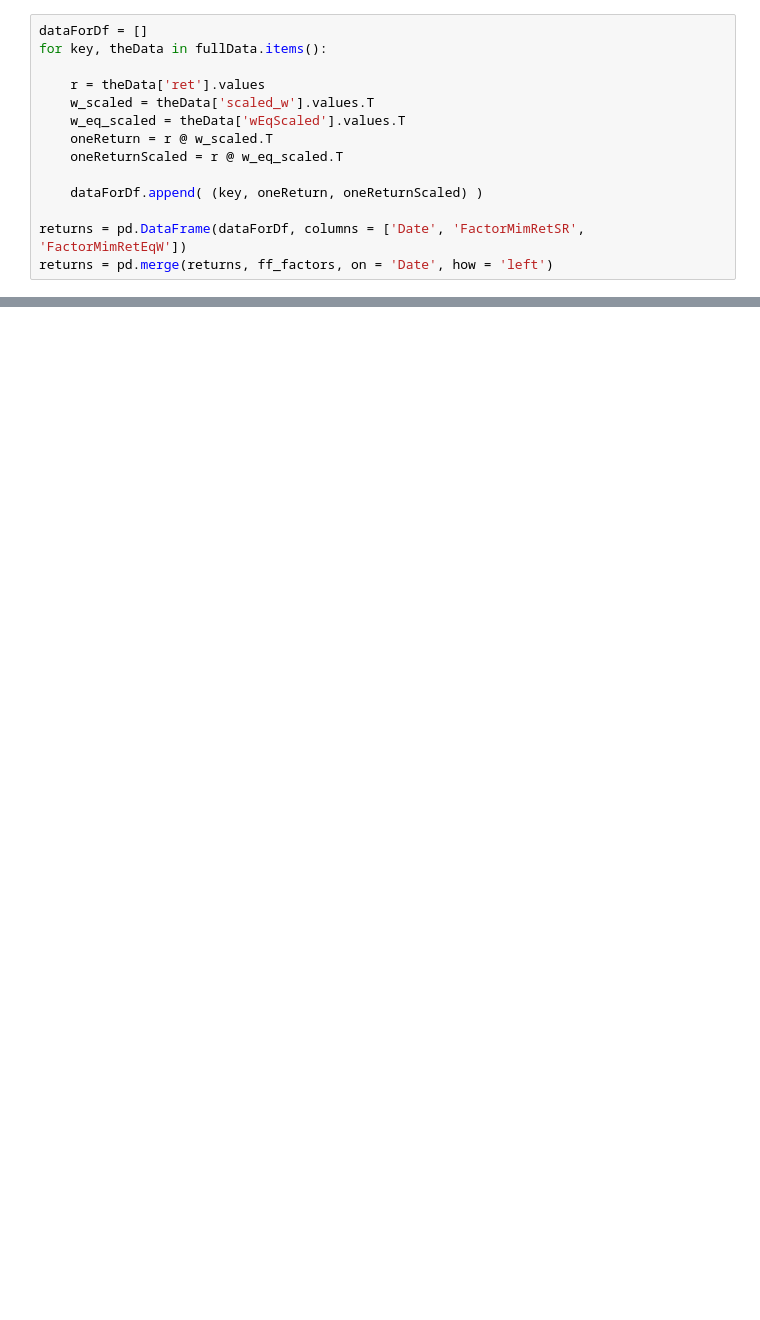
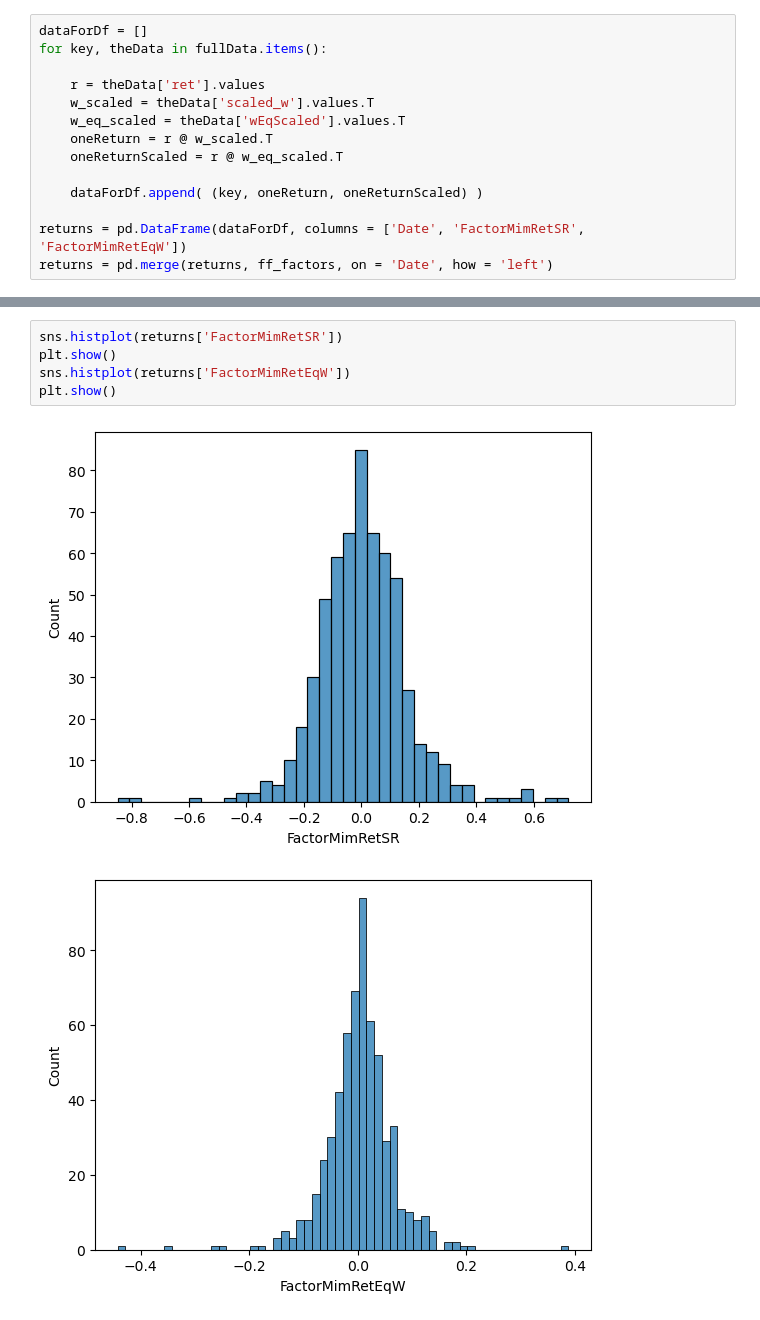
Before and after one commit to LakshaySapra/BettingAgainstBeta, a Jupyter notebook: FactorMimickingOpt.ipynb, the cells around one changed output, grey strips where cells are left out. Saved outputs shown, nothing was run; the diff lists cells and outputs as text; blank space fills up the shorter version.

```diff
--- a/FactorMimickingOpt.ipynb
+++ b/FactorMimickingOpt.ipynb
@@ -302,3 +303,11 @@ metrics.get_metrics(annualize = 12, excessReturn = True)
+# %%
+sns.histplot(returns['FactorMimRetSR'])
+plt.show()
+sns.histplot(returns['FactorMimRetEqW'])
+plt.show()
+# %% [output]
+[figure, added]
+[figure, added]
 # %%
 fig, ax = plt.subplots(1, 2, figsize = (15,  6))
 cum_ret = metrics.get_cumulativeReturn()
```
Also changed, not shown: parts of 5 cells of this notebook.
